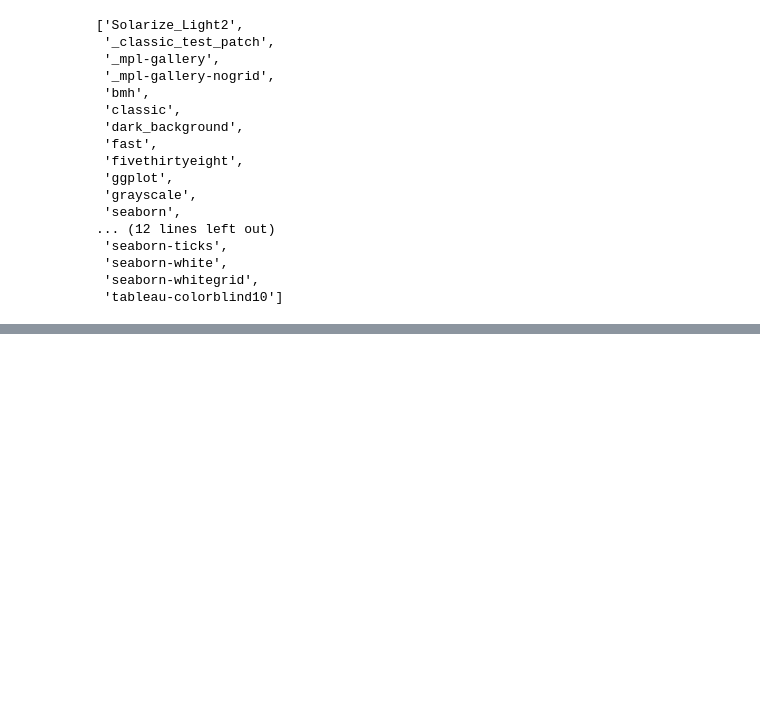
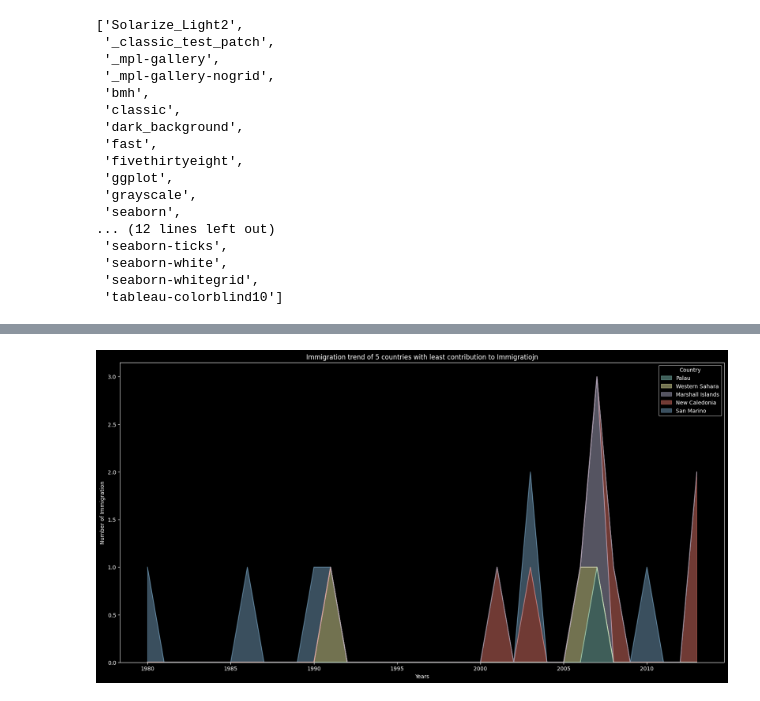
Before and after one commit to Mohwit/Data-Visualization, a Jupyter notebook: AreaPlot_Histogram_BarChart.ipynb, the cells around one changed output, grey strips where cells are left out. Cells and saved outputs as stored; diff of their text form; code cells hidden in the pictures; blank space fills up the shorter version.

```diff
--- a/AreaPlot_Histogram_BarChart.ipynb
+++ b/AreaPlot_Histogram_BarChart.ipynb
@@ -199,0 +263,8 @@ mpl.style.use('dark_background')
+# %%
+#getting data for least 5 countries
+df.sort_values(['Total'], ascending=True, inplace=True)
+df_least5 = df.head()
+
+df_least5 = df_least5[years].transpose()
+
+df_least5.head()
@@ -199,0 +278,18 @@ mpl.style.use('dark_background')
+# %%
+#changing the index to int
+df_least5.index = df_least5.index.map(int)
+# %%
+#plotting the Area plot
+df_least5.plot(
+    kind='area',
+    alpha=0.45,
+    figsize=(20,10)
+)
+
+plt.title('Immigration trend of 5 countries with least contribution to Immigratiojn')
+plt.ylabel('Number of Immigration')
+plt.xlabel('Years')
+
+plt.show()
+# %% [output]
+[figure, added]
```
Also changed, not shown: parts of 8 cells of this notebook.
